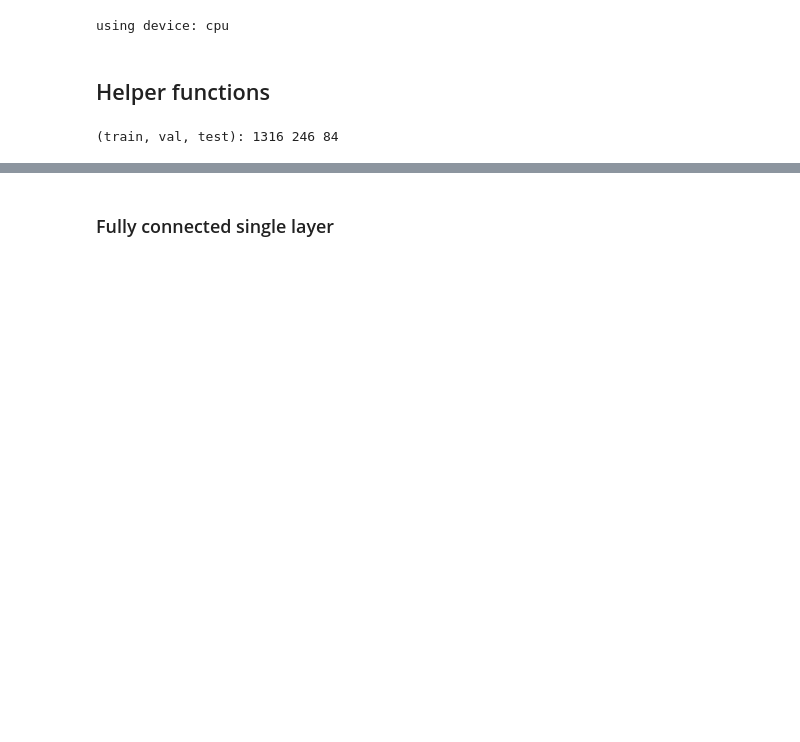
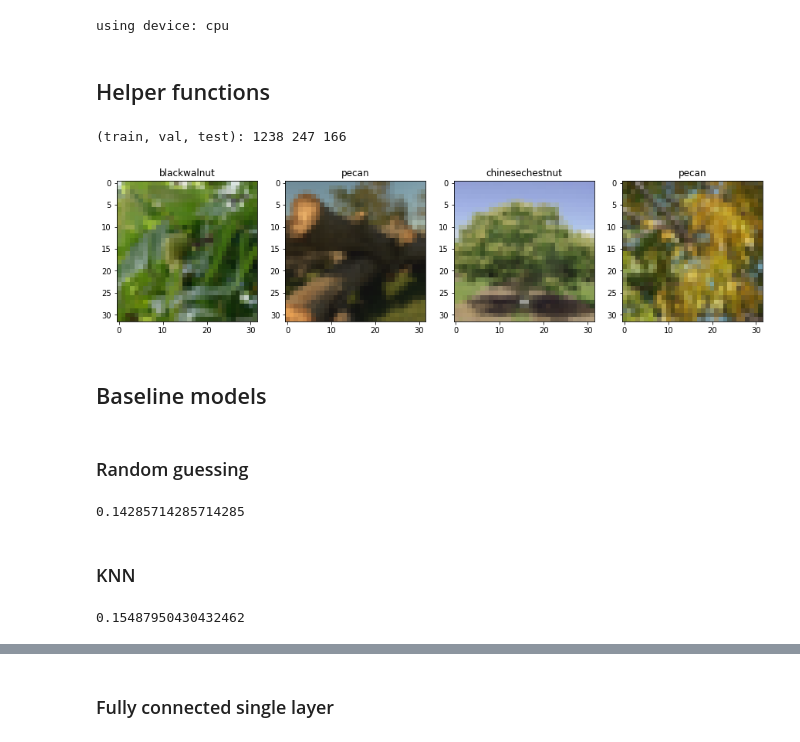
Before and after one commit to etrieschman/tree-finder, a Jupyter notebook: notebooks/preprocess_images.ipynb, the cells around one changed output, grey strips where cells are left out. Saved outputs shown, nothing was run; the diff lists cells and outputs as text; code cells hidden in the pictures; blank space fills up the shorter version.

Commit message:
base models

```diff
--- a/notebooks/preprocess_images.ipynb
+++ b/notebooks/preprocess_images.ipynb
@@ -105,18 +45,0 @@ treeds = dset.ImageFolder(repo_path + 'data/images', transform=transform)
-# %%
-# make dataloaders
-PCT_TRAIN, PCT_VAL = 0.80, 0.15
-N = len(treeds)
-num_train = int(N * PCT_TRAIN)
-num_val = int(N * PCT_VAL)
-num_test = N - num_train - num_val
-print('(train, val, test):', num_train, num_val, num_test)
-
-
-loader_train = DataLoader(treeds, batch_size=64,
-                           sampler=sampler.SubsetRandomSampler(range(num_train)))
-loader_val = DataLoader(treeds, batch_size=64,
-                           sampler=sampler.SubsetRandomSampler(range(num_train, num_train+num_val)))
-loader_test = DataLoader(treeds, batch_size=64,
-                           sampler=sampler.SubsetRandomSampler(range(num_train+num_val, N)))
-# %% [output]
-(train, val, test): 1316 246 84
@@ -122,0 +99,45 @@ loader_test = DataLoader(treeds, batch_size=64,
+# %%
+# make dataset
+SCALE = 1024
+CROP = SCALE
+SCALE_TEMP = 32 # for training
+
+# define transformations
+transform = T.Compose([T.Resize(SCALE), T.CenterCrop(CROP),
+                       T.Resize(SCALE_TEMP),
+                       T.ToTensor()])
+
+
+# create dataset
+treeds = dset.ImageFolder(root=repo_path + 'data/images', transform=transform)
+# %%
+# make dataloaders
+PCT_TRAIN, PCT_VAL = 0.75, 0.15
+N = len(treeds)
+num_train = int(N * PCT_TRAIN)
+num_val = int(N * PCT_VAL)
+num_test = N - num_train - num_val
+print('(train, val, test):', num_train, num_val, num_test)
+
+
+loader_train = DataLoader(treeds, batch_size=64,
+                           sampler=sampler.SubsetRandomSampler(range(num_train)))
+loader_val = DataLoader(treeds, batch_size=64,
+                           sampler=sampler.SubsetRandomSampler(range(num_train, num_train+num_val)))
+loader_test = DataLoader(treeds, batch_size=64,
+                           sampler=sampler.SubsetRandomSampler(range(num_train+num_val, N)))
+# %% [output]
+(train, val, test): 1238 247 166
+# %%
+# visualize images
+loader = DataLoader(dataset=treeds, batch_size=4, shuffle=True)
+
+trainiter = iter(loader)
+imgs, labels = trainiter.next()
+
+# print(type(imgs), type(labels))
+show_image_batch(imgs, title=[treeds.classes[x] for x in labels])
+# %% [output]
+[figure, added]
+# %% [markdown]
+## Baseline models
@@ -122,0 +146,9 @@ loader_test = DataLoader(treeds, batch_size=64,
+# %% [markdown]
+### Random guessing
+# %%
+mr_random = 1 / NUM_CLASSES
+print(mr_random)
+# %% [output]
+0.14285714285714285
+# %% [markdown]
+### KNN
@@ -122,0 +187,5 @@ loader_test = DataLoader(treeds, batch_size=64,
+# %%
+mr_knn = cv_mean['mean_test_accuracy'].min()
+print(mr_knn)
+# %% [output]
+0.15487950430432462
```
Also changed, not shown: parts of 19 cells of this notebook, 13 other files.
